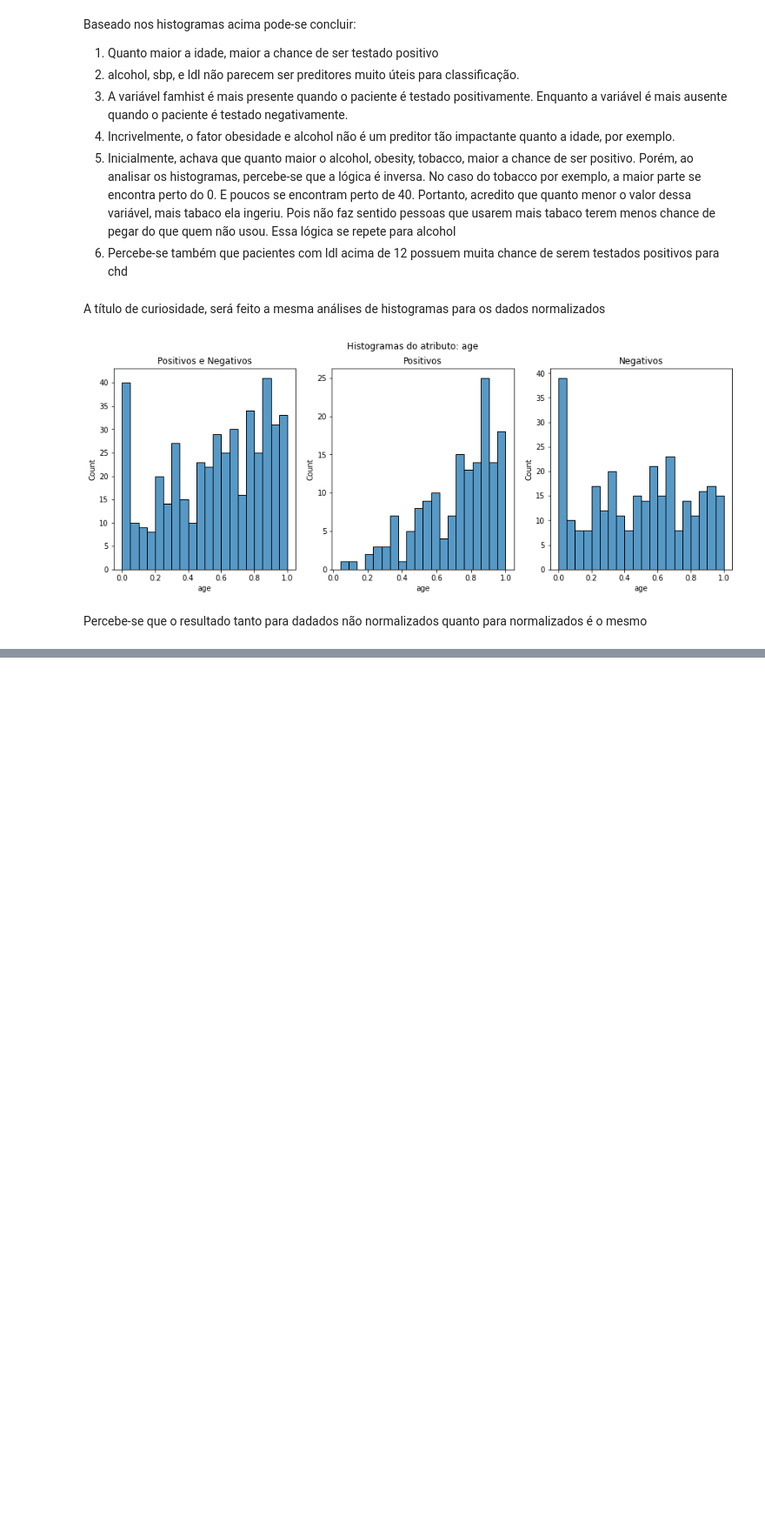
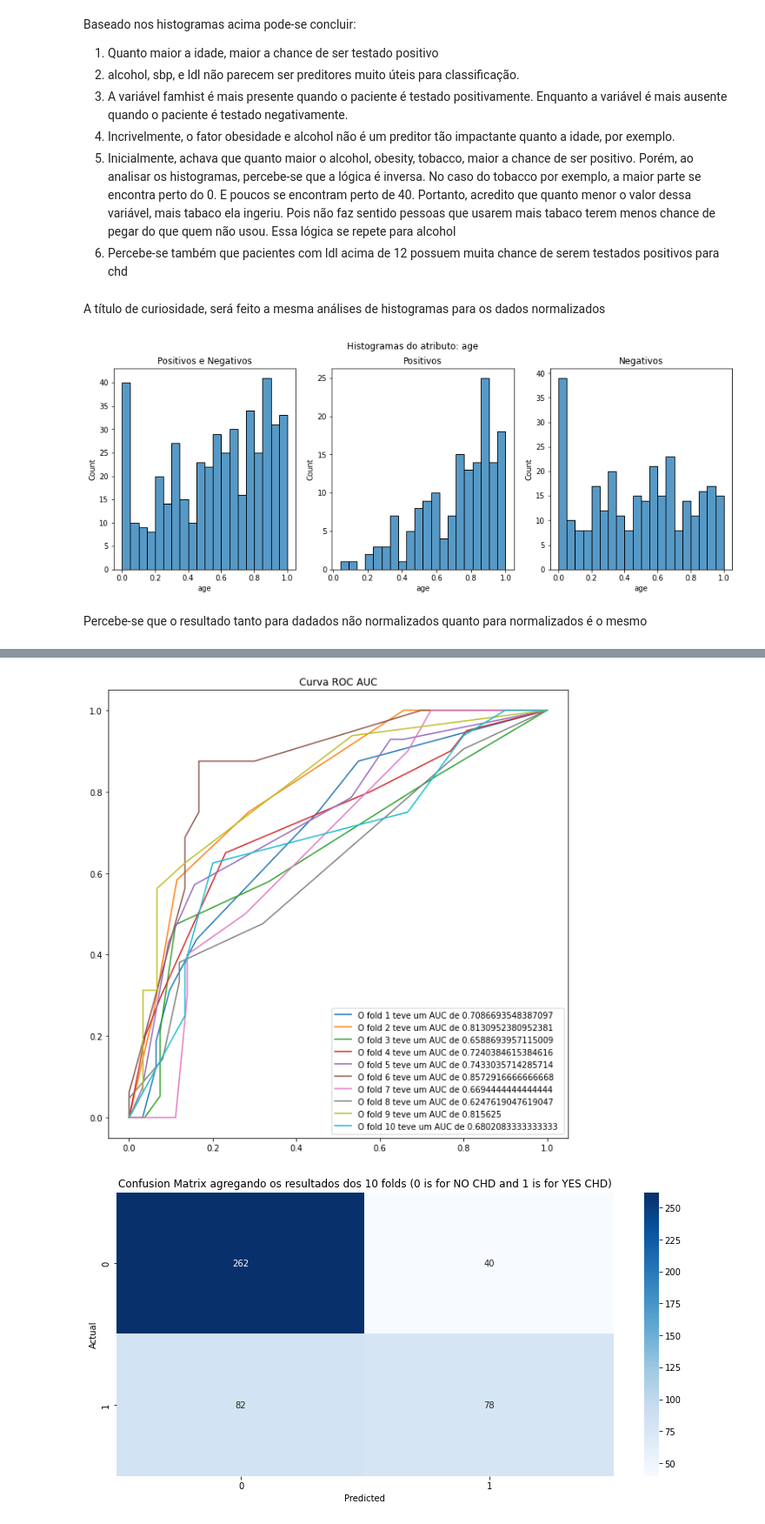
Before and after one commit to GuiCoelhoDev/CoronaryDisease_Analysis, a Jupyter notebook: Projeto1_160123046.ipynb, the cells around one changed output, grey strips where cells are left out. Shown at 87% size. Drawn from its saved outputs; the diff is of its cells as text; code cells hidden in the pictures; blank space fills up the shorter version.

```diff
--- a/Projeto1_160123046.ipynb
+++ b/Projeto1_160123046.ipynb
@@ -175,0 +241,5 @@ Percebe-se que o resultado tanto para dadados não normalizados quanto para norm
+# %%
+#@title Declarações para separar os atributos da classe
+X=df.drop(columns='chd') # equal - Why has to put .values?
+X=df.loc[:,'sbp' : 'age'] # to this one
+y = df['chd']
@@ -175,0 +251,20 @@ Percebe-se que o resultado tanto para dadados não normalizados quanto para norm
+# %%
+#@title Main
+from sklearn.model_selection import StratifiedKFold
+from sklearn import tree # for decision tree models
+from sklearn.model_selection import KFold, cross_val_score
+from sklearn.metrics import confusion_matrix, roc_curve, roc_auc_score
+from sklearn.metrics._plot.confusion_matrix import ConfusionMatrixDisplay
+
+
+kfold = KFold(n_splits=10, random_state=1, shuffle=True)
+cart_model = tree.DecisionTreeClassifier(criterion='gini', splitter='best', max_depth=3, random_state=0)
+
+actual_classes, predicted_classes, predicted_proba = cross_val_predict(cart_model, kfold, X.to_numpy(), y.to_numpy())
+
+# Confusion Matrix
+
+plot_confusion_matrix(actual_classes, predicted_classes, [0,1])
+# %% [output]
+[figure, added]
+[figure, added]
```
Also changed, not shown: parts of 14 cells of this notebook.
